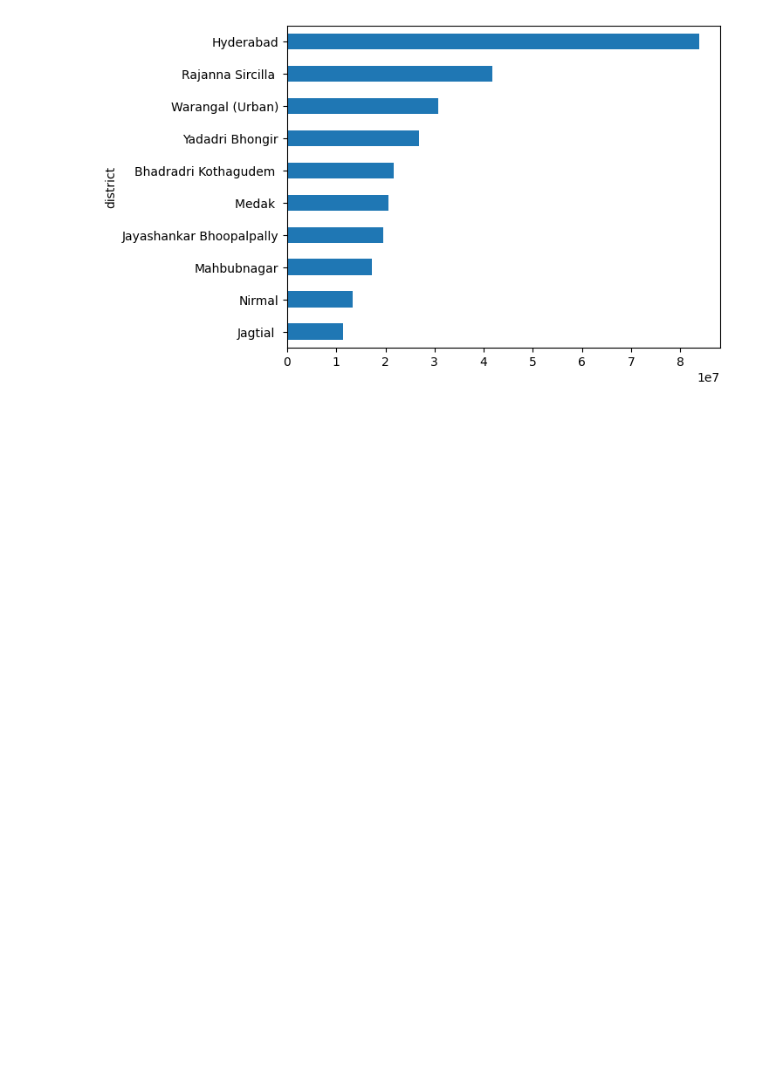
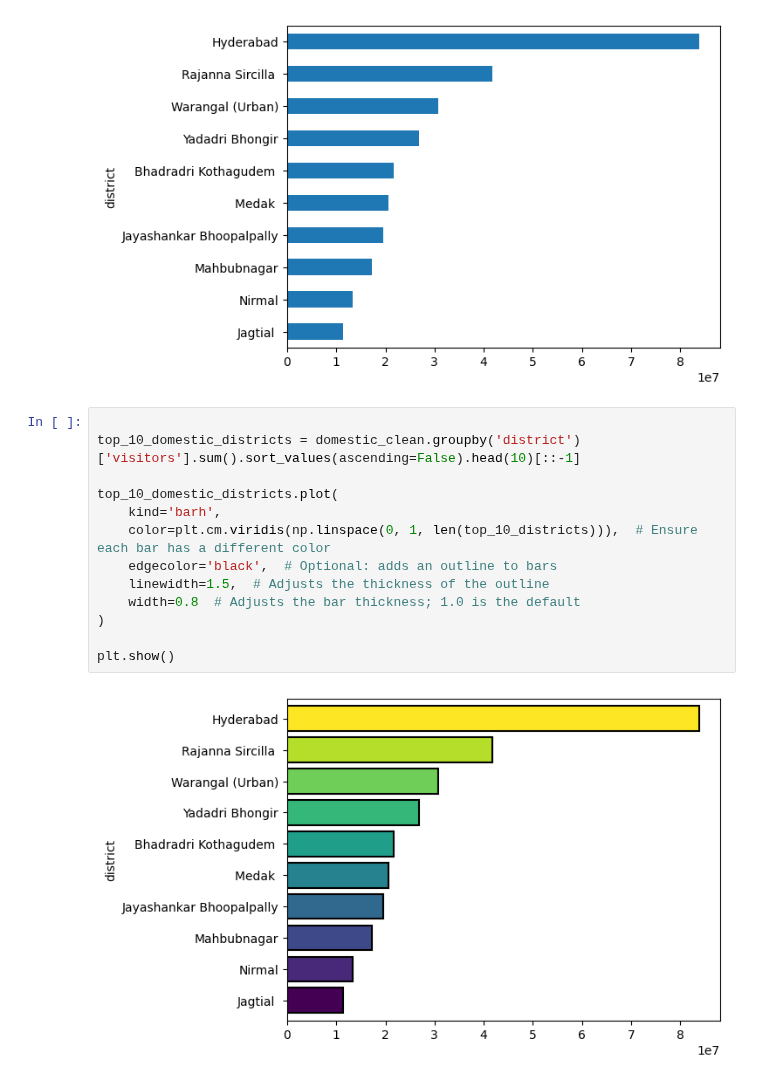
Before and after one commit to sourabhms66/Tourism_Revenue, a Jupyter notebook: codes.ipynb, the cells around one changed output. Cells and saved outputs as stored; diff of their text form; blank space fills up the shorter version.

```diff
--- a/codes.ipynb
+++ b/codes.ipynb
@@ -229,3 +229,18 @@ domestic_clean.groupby('district')['visitors'].sum().sort_values(ascending=False
 # %% [output]
 <Axes: ylabel='district'>
 [figure]
+# %%
+
+top_10_domestic_districts = domestic_clean.groupby('district')['visitors'].sum().sort_values(ascending=False).head(10)[::-1]
+
+top_10_domestic_districts.plot(
+    kind='barh',
+    color=plt.cm.viridis(np.linspace(0, 1, len(top_10_districts))),  # Ensure each bar has a different color
+    edgecolor='black',  # Optional: adds an outline to bars
+    linewidth=1.5,  # Adjusts the thickness of the outline
+    width=0.8  # Adjusts the bar thickness; 1.0 is the default
+)
+
+plt.show()
+# %% [output]
+[figure, added]
```
